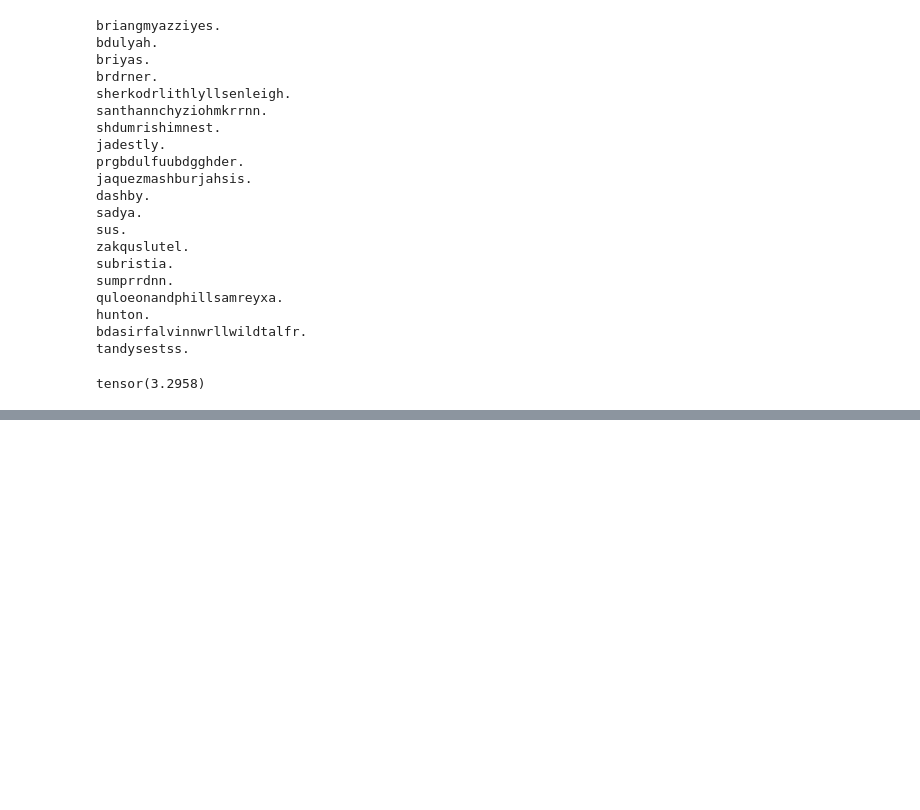
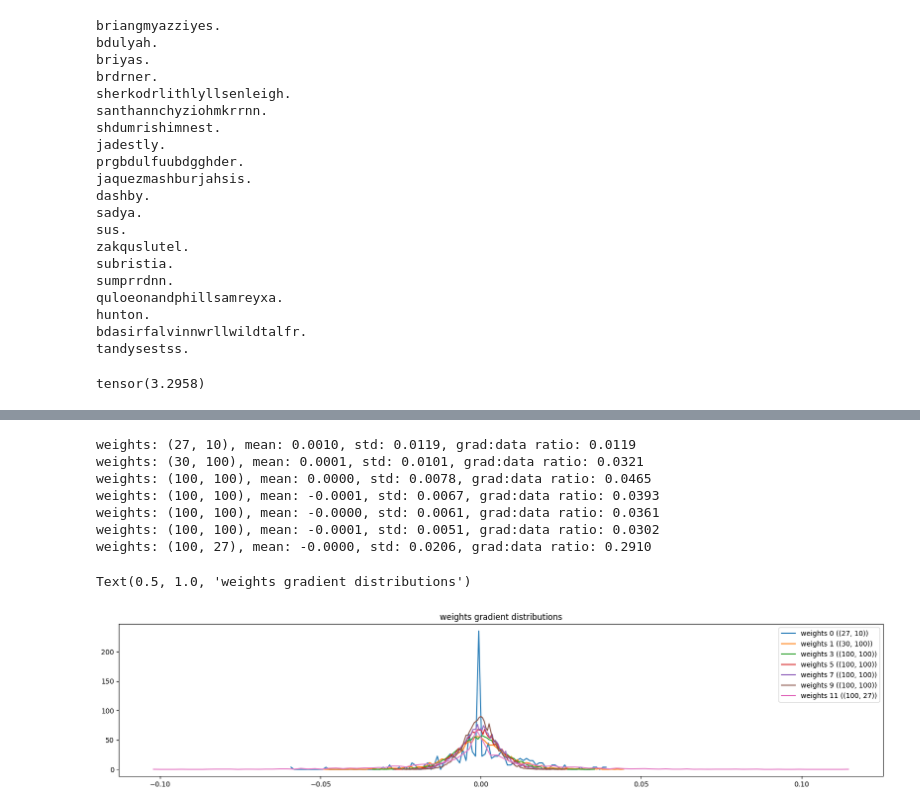
Before and after one commit to nabeelalikhan0/Deep-Learning, a Jupyter notebook: micrograd/Building makemore Part 3 Activations Gradients BatchNorm.ipynb, the cells around one changed output, grey strips where cells are left out. Drawn from its saved outputs; the diff is of its cells as text; code cells hidden in the pictures; blank space fills up the shorter version.

```diff
--- a/micrograd/Building makemore Part 3 Activations Gradients BatchNorm.ipynb
+++ b/micrograd/Building makemore Part 3 Activations Gradients BatchNorm.ipynb
@@ -409,0 +454,22 @@ for i in range(max_steps):
+# %%
+plt.figure(figsize=(20,4))
+legends = []
+for i , p in enumerate(parameters):
+    t = p.grad
+    if p.ndim == 2:
+        print(f"weights: {tuple(p.shape)}, mean: {t.mean():.4f}, std: {t.std():.4f}, grad:data ratio: {t.std()/p.std():.4f}")
+        hy,hx = torch.histogram(t,density=True)
+        plt.plot(hx[:-1].detach(),hy.detach())
+        legends.append(f"weights {i} ({tuple(p.shape)})")
+plt.legend(legends)
+plt.title("weights gradient distributions")
+# %% [output]
+weights: (27, 10), mean: 0.0010, std: 0.0119, grad:data ratio: 0.0119
+weights: (30, 100), mean: 0.0001, std: 0.0101, grad:data ratio: 0.0321
+weights: (100, 100), mean: 0.0000, std: 0.0078, grad:data ratio: 0.0465
+weights: (100, 100), mean: -0.0001, std: 0.0067, grad:data ratio: 0.0393
+weights: (100, 100), mean: -0.0000, std: 0.0061, grad:data ratio: 0.0361
+weights: (100, 100), mean: -0.0001, std: 0.0051, grad:data ratio: 0.0302
+weights: (100, 27), mean: -0.0000, std: 0.0206, grad:data ratio: 0.2910
+Text(0.5, 1.0, 'weights gradient distributions')
+[figure, added]
```
Also changed, not shown: parts of 5 cells of this notebook.
